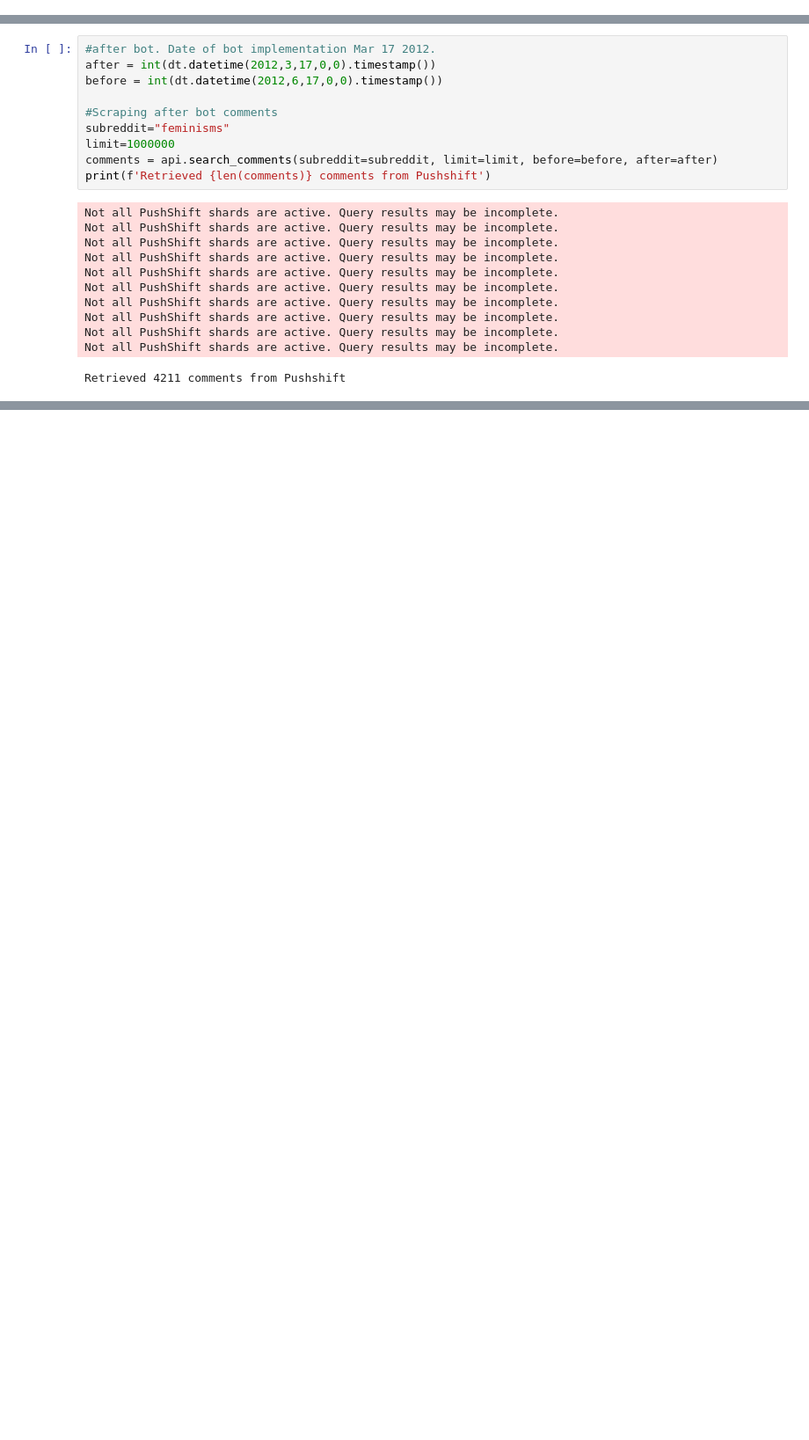
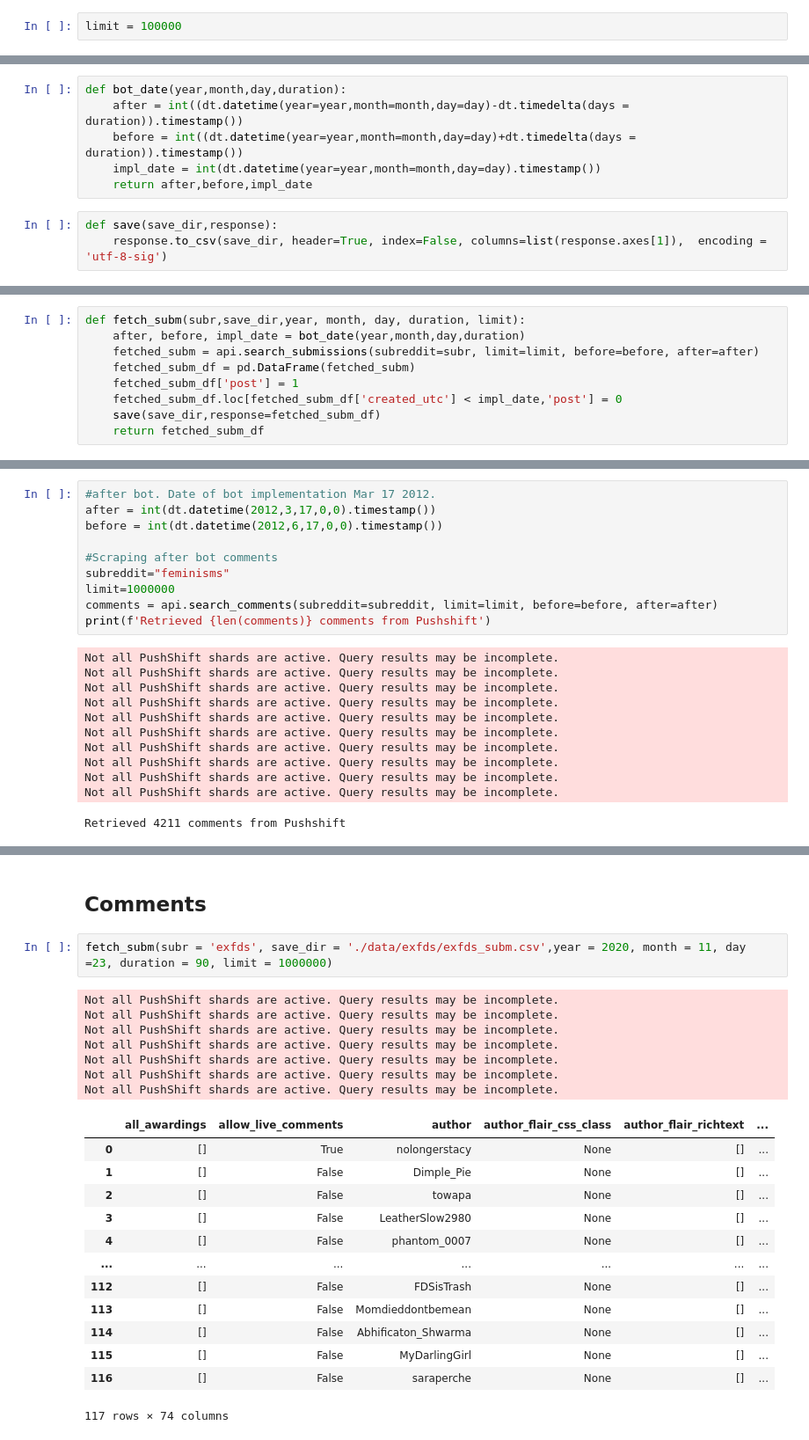
Before and after one commit to anng217/redditbots, a Jupyter notebook: pushshift.ipynb, the cells around one changed output, grey strips where cells are left out. Shown at 88% size. Saved outputs shown, nothing was run; the diff lists cells and outputs as text; blank space fills up the shorter version.

```diff
--- a/pushshift.ipynb
+++ b/pushshift.ipynb
@@ -7,3 +7,5 @@ import pandas as pd
 from pmaw import PushshiftAPI
 api = PushshiftAPI()
 import datetime as dt
+# %%
+limit = 100000
@@ -9,0 +14,9 @@ import datetime as dt
+# %%
+def bot_date(year,month,day,duration):
+    after = int((dt.datetime(year=year,month=month,day=day)-dt.timedelta(days = duration)).timestamp())
+    before = int((dt.datetime(year=year,month=month,day=day)+dt.timedelta(days = duration)).timestamp())
+    impl_date = int(dt.datetime(year=year,month=month,day=day).timestamp())
+    return after,before,impl_date
+# %%
+def save(save_dir,response):
+    response.to_csv(save_dir, header=True, index=False, columns=list(response.axes[1]),  encoding = 'utf-8-sig')
@@ -9,0 +32,9 @@ import datetime as dt
+# %%
+def fetch_subm(subr,save_dir,year, month, day, duration, limit):
+    after, before, impl_date = bot_date(year,month,day,duration)
+    fetched_subm = api.search_submissions(subreddit=subr, limit=limit, before=before, after=after)
+    fetched_subm_df = pd.DataFrame(fetched_subm)
+    fetched_subm_df['post'] = 1
+    fetched_subm_df.loc[fetched_subm_df['created_utc'] < impl_date,'post'] = 0
+    save(save_dir,response=fetched_subm_df)
+    return fetched_subm_df
@@ -193,0 +275,25 @@ comments_df.to_csv('./data/feminisms/fm_comments_before.csv', header=True, index
+# %% [markdown]
+## Comments
+# %%
+fetch_subm(subr = 'exfds', save_dir = './data/exfds/exfds_subm.csv',year = 2020, month = 11, day =23, duration = 90, limit = 1000000)
+# %% [output]
+Not all PushShift shards are active. Query results may be incomplete.
+Not all PushShift shards are active. Query results may be incomplete.
+Not all PushShift shards are active. Query results may be incomplete.
+Not all PushShift shards are active. Query results may be incomplete.
+Not all PushShift shards are active. Query results may be incomplete.
+Not all PushShift shards are active. Query results may be incomplete.
+Not all PushShift shards are active. Query results may be incomplete.
+|  | all_awardings | allow_live_comments | author | author_flair_css_class | author_flair_richtext | ... |
+| 0 | [] | True | nolongerstacy | None | [] | ... |
+| 1 | [] | False | Dimple_Pie | None | [] | ... |
+| 2 | [] | False | towapa | None | [] | ... |
+| 3 | [] | False | LeatherSlow2980 | None | [] | ... |
+| 4 | [] | False | phantom_0007 | None | [] | ... |
+| ... | ... | ... | ... | ... | ... | ... |
+| 112 | [] | False | FDSisTrash | None | [] | ... |
+| 113 | [] | False | Momdieddontbemean | None | [] | ... |
+| 114 | [] | False | Abhificaton_Shwarma | None | [] | ... |
+| 115 | [] | False | MyDarlingGirl | None | [] | ... |
+| 116 | [] | False | saraperche | None | [] | ... |
+117 rows × 74 columns
```
Also changed, not shown: parts of 42 cells of this notebook, 21 other files.
